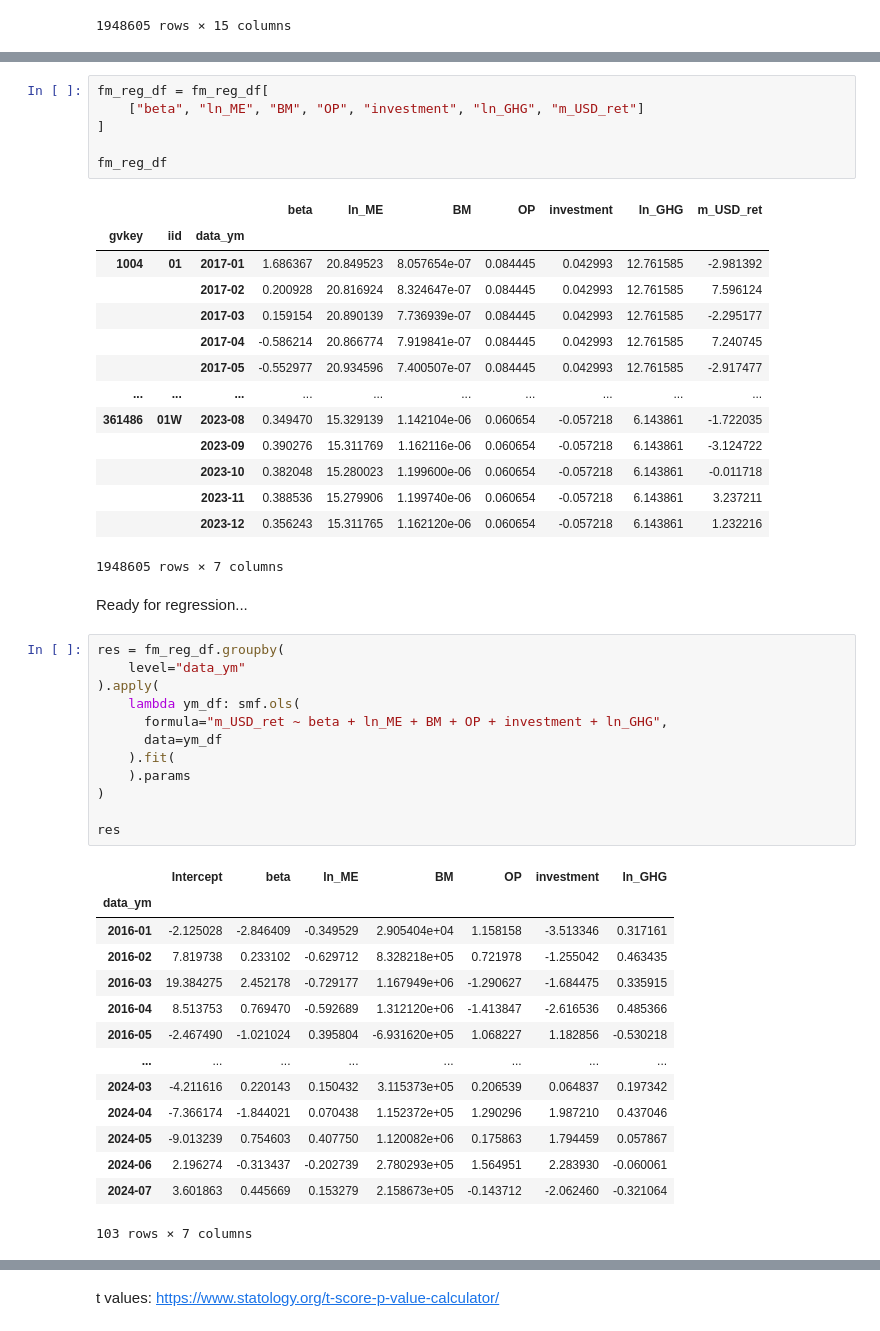
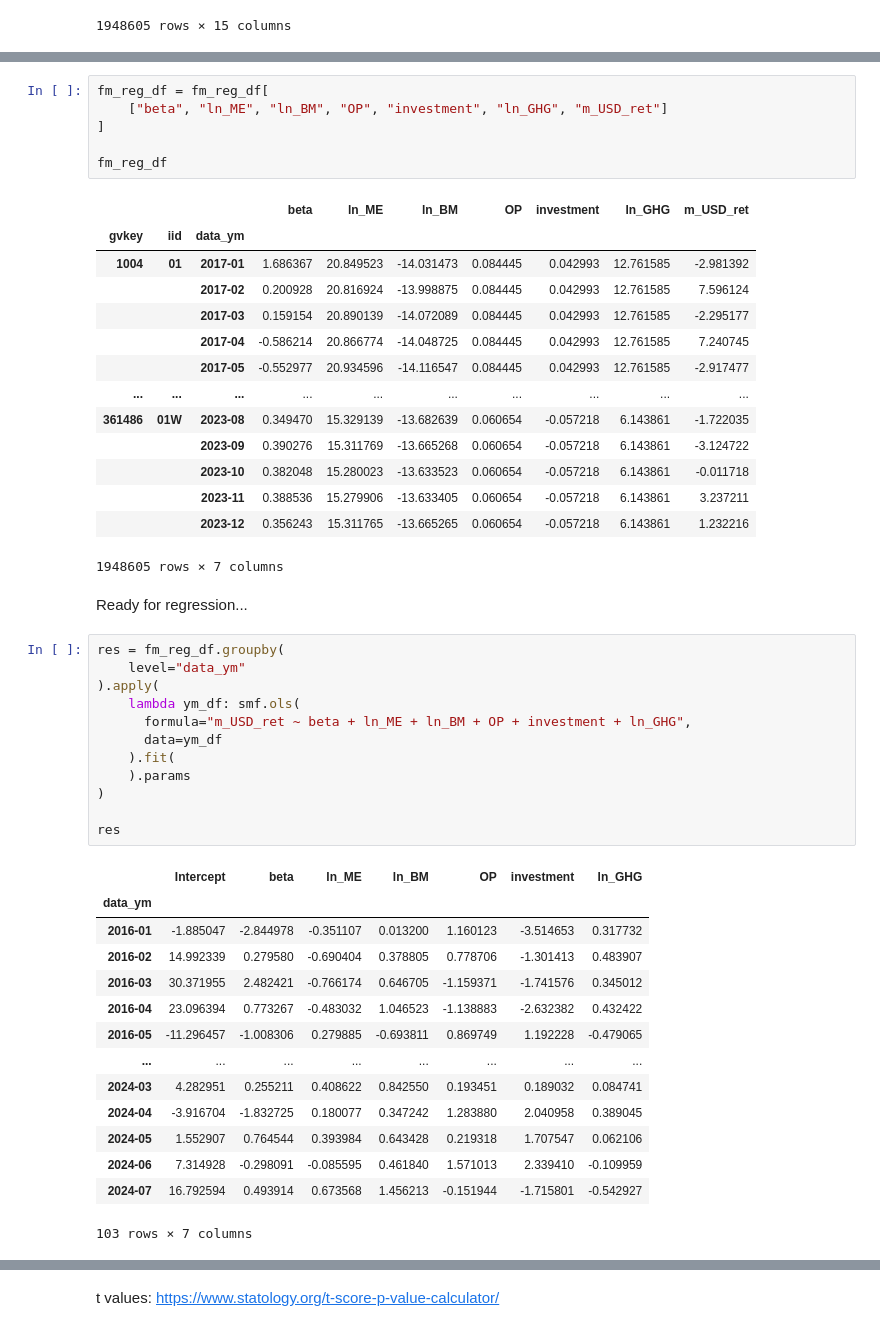
Before and after one commit to varunchodanker/MSc-Individual-Project, a Jupyter notebook: Phase1.ipynb, the cells around one changed output, grey strips where cells are left out. Cells and saved outputs as stored; diff of their text form.

```diff
--- a/Phase1.ipynb
+++ b/Phase1.ipynb
@@ -3283,53 +3283,53 @@ fm_reg_df.describe()
 | max | 1.009925e+01 | 1.802770e+12 | 1.776500e-05 | 1.386885e+01 | 6.936437e+00 | 5.870397e+08 | 1.557655e+08 | 1.780951e+08 | 5.972278e+08 | 1.152094e+07 | 4.223511e+05 | ... |
 # %%
 fm_reg_df = fm_reg_df[
-    ["beta", "ln_ME", "BM", "OP", "investment", "ln_GHG", "m_USD_ret"]
+    ["beta", "ln_ME", "ln_BM", "OP", "investment", "ln_GHG", "m_USD_ret"]
 ]
 
 fm_reg_df
 # %% [output]
-|  |  |  | beta | ln_ME | BM | OP | investment | ln_GHG | m_USD_ret |
+|  |  |  | beta | ln_ME | ln_BM | OP | investment | ln_GHG | m_USD_ret |
 | gvkey | iid | data_ym |  |  |  |  |  |  |  |
-| 1004 | 01 | 2017-01 | 1.686367 | 20.849523 | 8.057654e-07 | 0.084445 | 0.042993 | 12.761585 | -2.981392 |
-|  |  | 2017-02 | 0.200928 | 20.816924 | 8.324647e-07 | 0.084445 | 0.042993 | 12.761585 | 7.596124 |
-|  |  | 2017-03 | 0.159154 | 20.890139 | 7.736939e-07 | 0.084445 | 0.042993 | 12.761585 | -2.295177 |
-|  |  | 2017-04 | -0.586214 | 20.866774 | 7.919841e-07 | 0.084445 | 0.042993 | 12.761585 | 7.240745 |
-|  |  | 2017-05 | -0.552977 | 20.934596 | 7.400507e-07 | 0.084445 | 0.042993 | 12.761585 | -2.917477 |
+| 1004 | 01 | 2017-01 | 1.686367 | 20.849523 | -14.031473 | 0.084445 | 0.042993 | 12.761585 | -2.981392 |
+|  |  | 2017-02 | 0.200928 | 20.816924 | -13.998875 | 0.084445 | 0.042993 | 12.761585 | 7.596124 |
+|  |  | 2017-03 | 0.159154 | 20.890139 | -14.072089 | 0.084445 | 0.042993 | 12.761585 | -2.295177 |
+|  |  | 2017-04 | -0.586214 | 20.866774 | -14.048725 | 0.084445 | 0.042993 | 12.761585 | 7.240745 |
+|  |  | 2017-05 | -0.552977 | 20.934596 | -14.116547 | 0.084445 | 0.042993 | 12.761585 | -2.917477 |
 | ... | ... | ... | ... | ... | ... | ... | ... | ... | ... |
-| 361486 | 01W | 2023-08 | 0.349470 | 15.329139 | 1.142104e-06 | 0.060654 | -0.057218 | 6.143861 | -1.722035 |
-|  |  | 2023-09 | 0.390276 | 15.311769 | 1.162116e-06 | 0.060654 | -0.057218 | 6.143861 | -3.124722 |
-|  |  | 2023-10 | 0.382048 | 15.280023 | 1.199600e-06 | 0.060654 | -0.057218 | 6.143861 | -0.011718 |
-|  |  | 2023-11 | 0.388536 | 15.279906 | 1.199740e-06 | 0.060654 | -0.057218 | 6.143861 | 3.237211 |
-|  |  | 2023-12 | 0.356243 | 15.311765 | 1.162120e-06 | 0.060654 | -0.057218 | 6.143861 | 1.232216 |
+| 361486 | 01W | 2023-08 | 0.349470 | 15.329139 | -13.682639 | 0.060654 | -0.057218 | 6.143861 | -1.722035 |
+|  |  | 2023-09 | 0.390276 | 15.311769 | -13.665268 | 0.060654 | -0.057218 | 6.143861 | -3.124722 |
+|  |  | 2023-10 | 0.382048 | 15.280023 | -13.633523 | 0.060654 | -0.057218 | 6.143861 | -0.011718 |
+|  |  | 2023-11 | 0.388536 | 15.279906 | -13.633405 | 0.060654 | -0.057218 | 6.143861 | 3.237211 |
+|  |  | 2023-12 | 0.356243 | 15.311765 | -13.665265 | 0.060654 | -0.057218 | 6.143861 | 1.232216 |
 1948605 rows × 7 columns
 # %% [markdown]
 Ready for regression...
 # %%
 res = fm_reg_df.groupby(
     level="data_ym"
 ).apply(
     lambda ym_df: smf.ols(
-      formula="m_USD_ret ~ beta + ln_ME + BM + OP + investment + ln_GHG",
+      formula="m_USD_ret ~ beta + ln_ME + ln_BM + OP + investment + ln_GHG",
       data=ym_df
     ).fit(
     ).params
 )
 
 res
 # %% [output]
-|  | Intercept | beta | ln_ME | BM | OP | investment | ln_GHG |
+|  | Intercept | beta | ln_ME | ln_BM | OP | investment | ln_GHG |
 | data_ym |  |  |  |  |  |  |  |
-| 2016-01 | -2.125028 | -2.846409 | -0.349529 | 2.905404e+04 | 1.158158 | -3.513346 | 0.317161 |
-| 2016-02 | 7.819738 | 0.233102 | -0.629712 | 8.328218e+05 | 0.721978 | -1.255042 | 0.463435 |
-| 2016-03 | 19.384275 | 2.452178 | -0.729177 | 1.167949e+06 | -1.290627 | -1.684475 | 0.335915 |
-| 2016-04 | 8.513753 | 0.769470 | -0.592689 | 1.312120e+06 | -1.413847 | -2.616536 | 0.485366 |
-| 2016-05 | -2.467490 | -1.021024 | 0.395804 | -6.931620e+05 | 1.068227 | 1.182856 | -0.530218 |
+| 2016-01 | -1.885047 | -2.844978 | -0.351107 | 0.013200 | 1.160123 | -3.514653 | 0.317732 |
+| 2016-02 | 14.992339 | 0.279580 | -0.690404 | 0.378805 | 0.778706 | -1.301413 | 0.483907 |
+| 2016-03 | 30.371955 | 2.482421 | -0.766174 | 0.646705 | -1.159371 | -1.741576 | 0.345012 |
+| 2016-04 | 23.096394 | 0.773267 | -0.483032 | 1.046523 | -1.138883 | -2.632382 | 0.432422 |
+| 2016-05 | -11.296457 | -1.008306 | 0.279885 | -0.693811 | 0.869749 | 1.192228 | -0.479065 |
 | ... | ... | ... | ... | ... | ... | ... | ... |
-| 2024-03 | -4.211616 | 0.220143 | 0.150432 | 3.115373e+05 | 0.206539 | 0.064837 | 0.197342 |
-| 2024-04 | -7.366174 | -1.844021 | 0.070438 | 1.152372e+05 | 1.290296 | 1.987210 | 0.437046 |
-| 2024-05 | -9.013239 | 0.754603 | 0.407750 | 1.120082e+06 | 0.175863 | 1.794459 | 0.057867 |
-| 2024-06 | 2.196274 | -0.313437 | -0.202739 | 2.780293e+05 | 1.564951 | 2.283930 | -0.060061 |
-| 2024-07 | 3.601863 | 0.445669 | 0.153279 | 2.158673e+05 | -0.143712 | -2.062460 | -0.321064 |
+| 2024-03 | 4.282951 | 0.255211 | 0.408622 | 0.842550 | 0.193451 | 0.189032 | 0.084741 |
+| 2024-04 | -3.916704 | -1.832725 | 0.180077 | 0.347242 | 1.283880 | 2.040958 | 0.389045 |
+| 2024-05 | 1.552907 | 0.764544 | 0.393984 | 0.643428 | 0.219318 | 1.707547 | 0.062106 |
+| 2024-06 | 7.314928 | -0.298091 | -0.085595 | 0.461840 | 1.571013 | 2.339410 | -0.109959 |
+| 2024-07 | 16.792594 | 0.493914 | 0.673568 | 1.456213 | -0.151944 | -1.715801 | -0.542927 |
 103 rows × 7 columns
 # %%
 res.mean()
```
Also changed, not shown: parts of 2 cells of this notebook.
